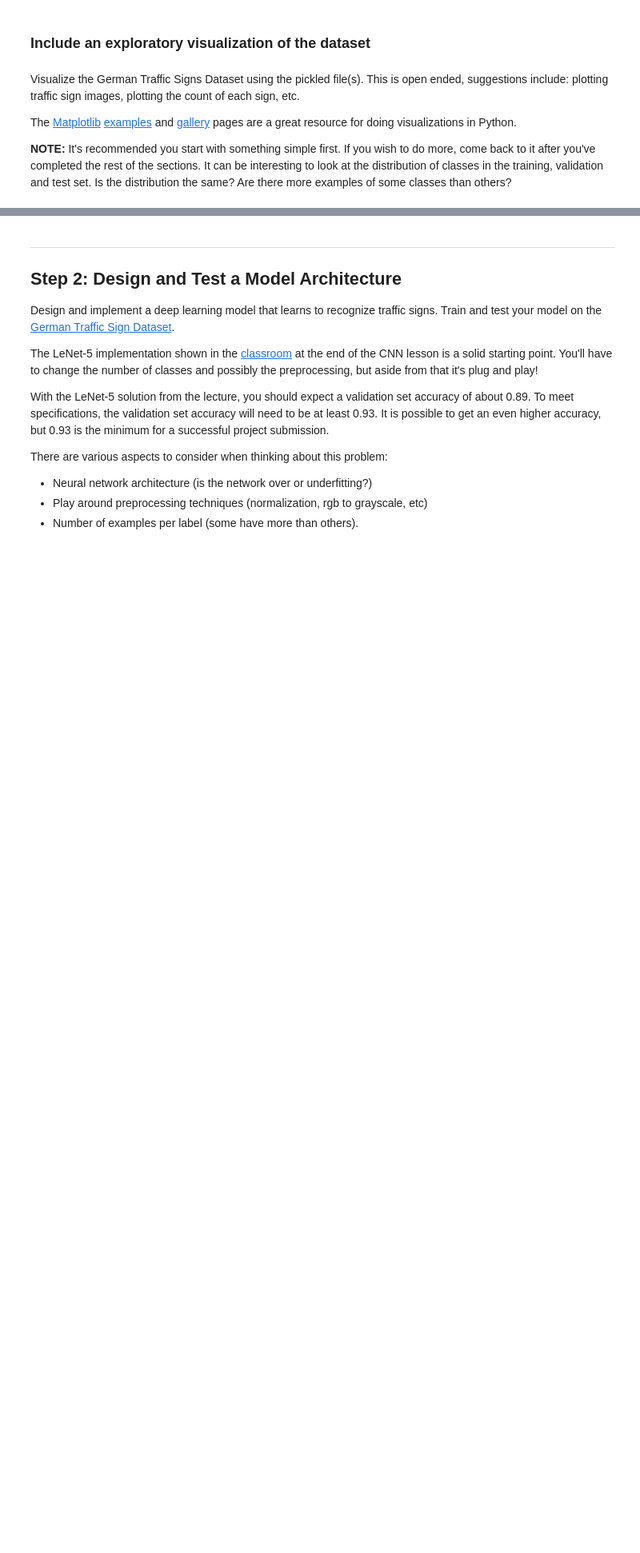
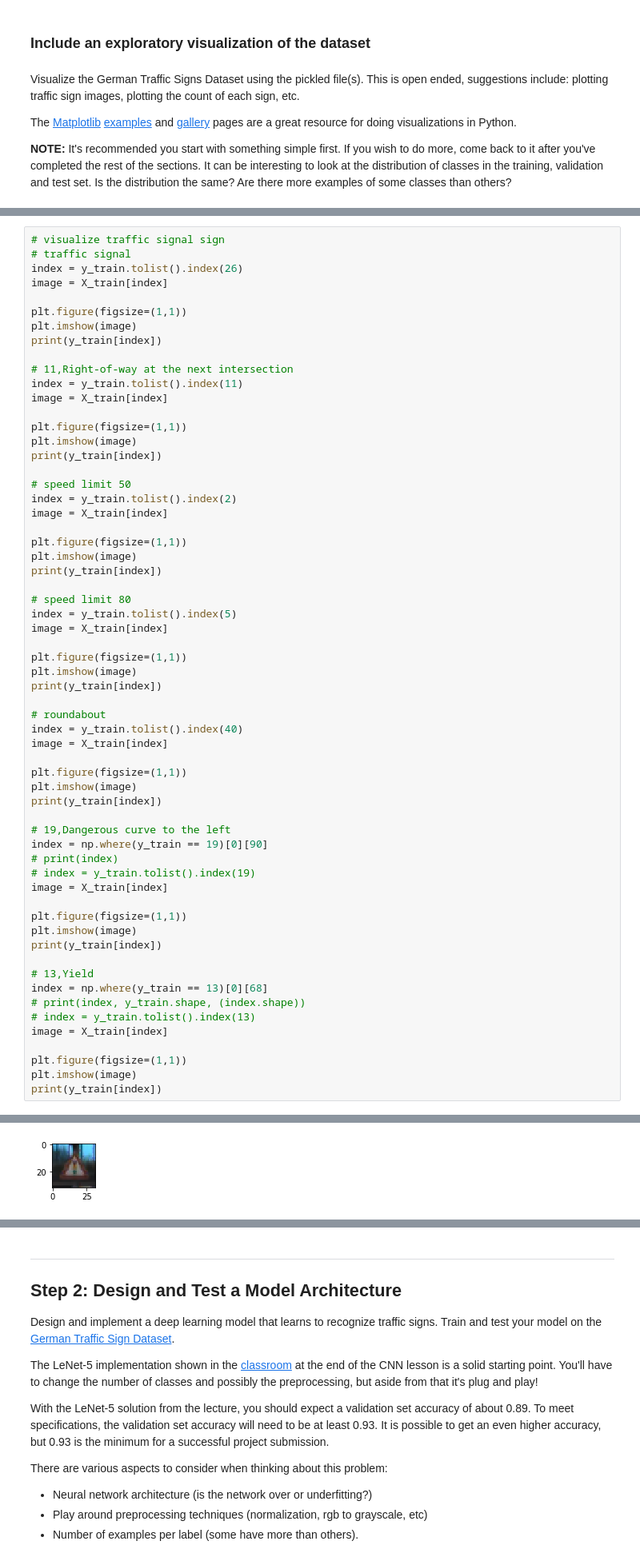
Before and after one commit to var7/CarND-Traffic-Sign-Classifier-Project, a Jupyter notebook: Traffic_Sign_Classifier.ipynb, the cells around one changed output, grey strips where cells are left out. Shown at 80% size. Saved outputs shown, nothing was run; the diff lists cells and outputs as text; blank space fills up the shorter version.

Commit message:
added new signs and updated traffic sign classifier

```diff
--- a/Traffic_Sign_Classifier.ipynb
+++ b/Traffic_Sign_Classifier.ipynb
@@ -122,0 +111,62 @@ print(y_train[index])
+# %%
+# visualize traffic signal sign
+# traffic signal
+index = y_train.tolist().index(26)
+image = X_train[index]
+
+plt.figure(figsize=(1,1))
+plt.imshow(image)
+print(y_train[index])
+
+# 11,Right-of-way at the next intersection
+index = y_train.tolist().index(11)
+image = X_train[index]
+
+plt.figure(figsize=(1,1))
+plt.imshow(image)
+print(y_train[index])
+
+# speed limit 50
+index = y_train.tolist().index(2)
+image = X_train[index]
+
+plt.figure(figsize=(1,1))
+plt.imshow(image)
+print(y_train[index])
+
+# speed limit 80
+index = y_train.tolist().index(5)
+image = X_train[index]
+
+plt.figure(figsize=(1,1))
+plt.imshow(image)
+print(y_train[index])
+
+# roundabout
+index = y_train.tolist().index(40)
+image = X_train[index]
+
+plt.figure(figsize=(1,1))
+plt.imshow(image)
+print(y_train[index])
+
+# 19,Dangerous curve to the left
+index = np.where(y_train == 19)[0][90]
+# print(index)
+# index = y_train.tolist().index(19)
+image = X_train[index]
+
+plt.figure(figsize=(1,1))
+plt.imshow(image)
+print(y_train[index])
+
+# 13,Yield
+index = np.where(y_train == 13)[0][68]
+# print(index, y_train.shape, (index.shape))
+# index = y_train.tolist().index(13)
+image = X_train[index]
+
+plt.figure(figsize=(1,1))
+plt.imshow(image)
+print(y_train[index])
+# %% [output]
@@ -122,0 +181 @@ print(y_train[index])
+[figure, added]
```
Also changed, not shown: parts of 13 cells of this notebook, 8 other files.
